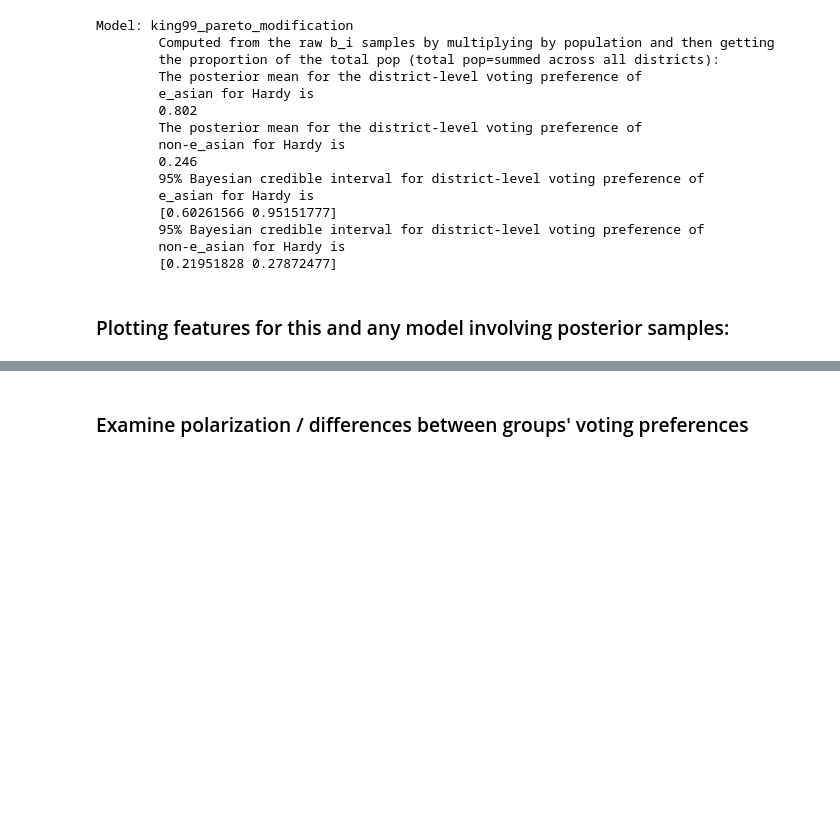
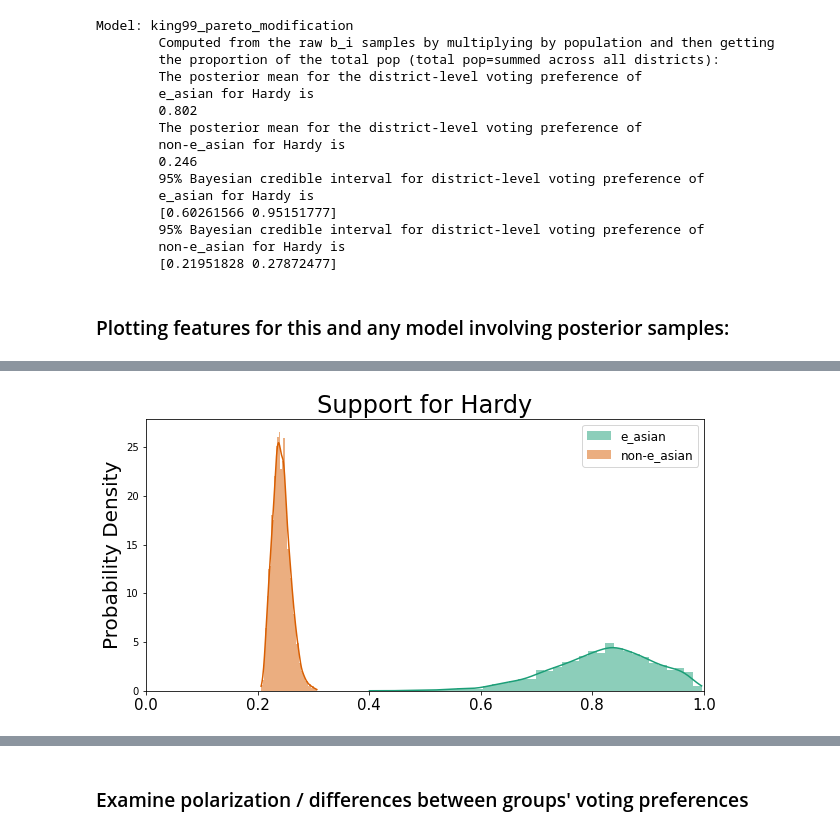
Before and after one commit to mggg/ecological-inference, a Jupyter notebook: pyei/examples/santa_clara_demo.ipynb, the cells around one changed output, grey strips where cells are left out. Cells and saved outputs as stored; diff of their text form; code cells hidden in the pictures; blank space fills up the shorter version.

```diff
--- a/pyei/examples/santa_clara_demo.ipynb
+++ b/pyei/examples/santa_clara_demo.ipynb
@@ -157,0 +129,4 @@ ei.plot_intervals_by_precinct()
+# %%
+ax = ei.plot_kde()
+# %% [output]
+[figure, added]
```
Also changed, not shown: parts of 22 cells of this notebook, 2 other files.
